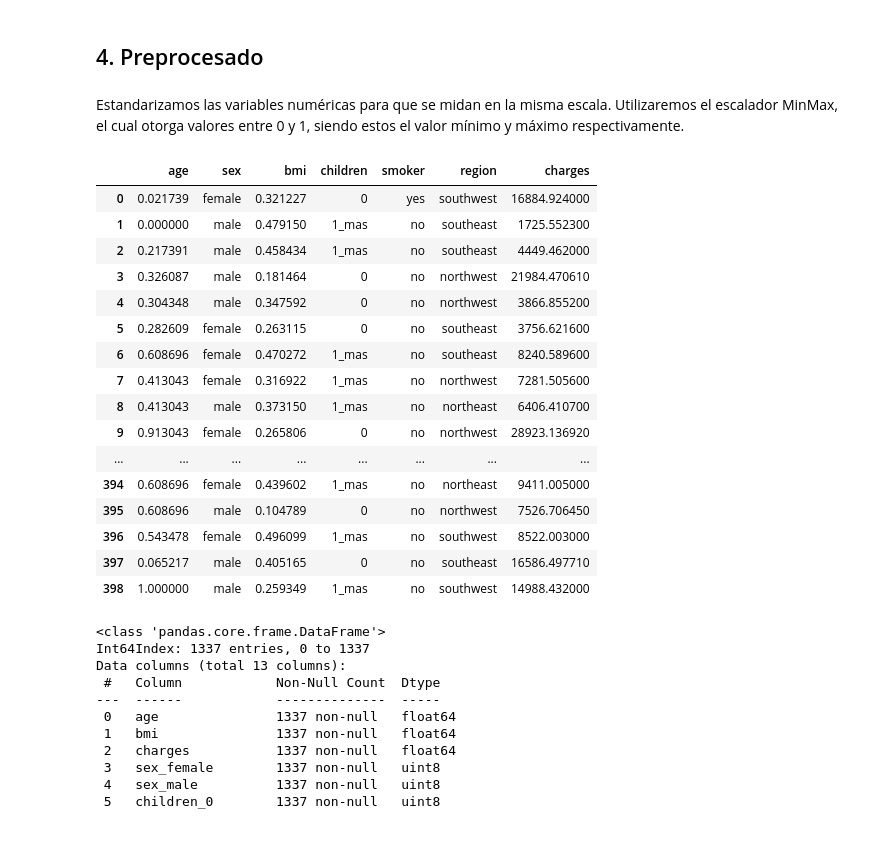
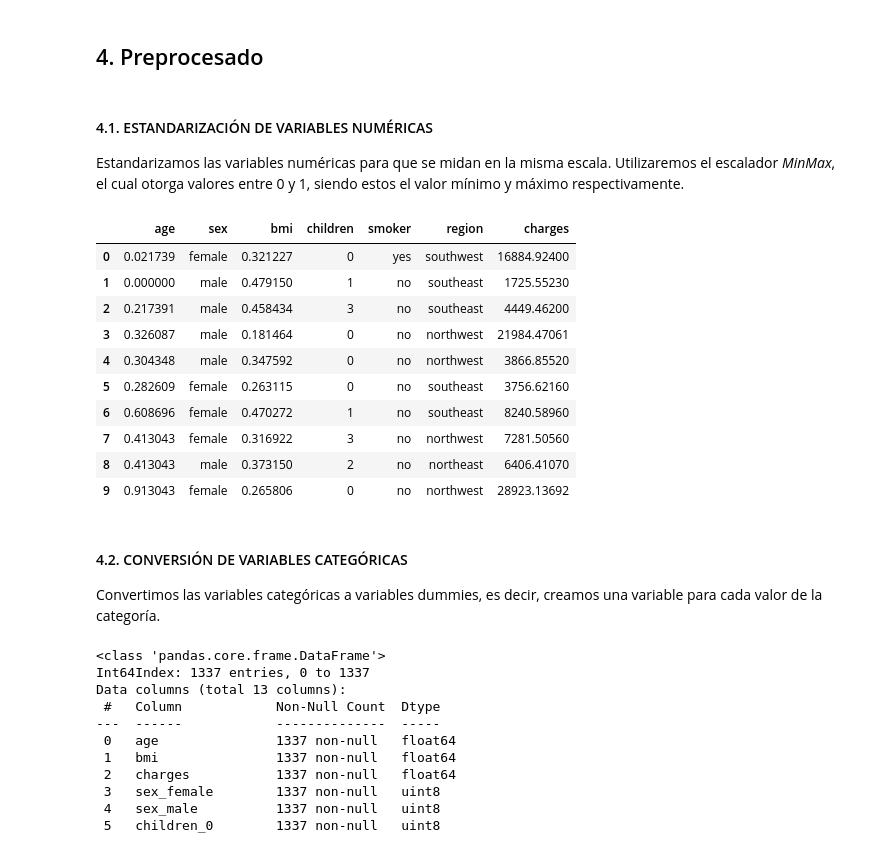
Before and after one commit to JuanManuelRamos/Proyectos-Machine-Learning-, a Jupyter notebook: ML Regresión/ML Reg - Previsión de seguros/ML Regresión - Previsión de seguros.ipynb, the cells around one changed output. Drawn from its saved outputs; the diff is of its cells as text; code cells hidden in the pictures.

```diff
--- a/ML Regresión/ML Reg - Previsión de seguros/ML Regresión - Previsión de seguros.ipynb
+++ b/ML Regresión/ML Reg - Previsión de seguros/ML Regresión - Previsión de seguros.ipynb
@@ -690,29 +698,29 @@ Name: charges, dtype: float64
 # %% [markdown]
 ## 4. Preprocesado
 # %% [markdown]
-Estandarizamos las variables numéricas para que se midan en la misma escala. Utilizaremos el escalador MinMax, el cual otorga valores entre 0 y 1, siendo estos el valor mínimo y máximo respectivamente.
+#### 4.1. ESTANDARIZACIÓN DE VARIABLES NUMÉRICAS
+
+Estandarizamos las variables numéricas para que se midan en la misma escala. Utilizaremos el escalador *MinMax*, el cual otorga valores entre 0 y 1, siendo estos el valor mínimo y máximo respectivamente.
 # %%
 scaler = MinMaxScaler()
 df[featuresNum] = scaler.fit_transform(df[featuresNum])
-df
+df.head(10)
 # %% [output]
 |  | age | sex | bmi | children | smoker | region | charges |
-| 0 | 0.021739 | female | 0.321227 | 0 | yes | southwest | 16884.924000 |
-| 1 | 0.000000 | male | 0.479150 | 1_mas | no | southeast | 1725.552300 |
-| 2 | 0.217391 | male | 0.458434 | 1_mas | no | southeast | 4449.462000 |
-| 3 | 0.326087 | male | 0.181464 | 0 | no | northwest | 21984.470610 |
-| 4 | 0.304348 | male | 0.347592 | 0 | no | northwest | 3866.855200 |
-| 5 | 0.282609 | female | 0.263115 | 0 | no | southeast | 3756.621600 |
-| 6 | 0.608696 | female | 0.470272 | 1_mas | no | southeast | 8240.589600 |
-| 7 | 0.413043 | female | 0.316922 | 1_mas | no | northwest | 7281.505600 |
-| 8 | 0.413043 | male | 0.373150 | 1_mas | no | northeast | 6406.410700 |
-| 9 | 0.913043 | female | 0.265806 | 0 | no | northwest | 28923.136920 |
-| ... | ... | ... | ... | ... | ... | ... | ... |
-| 394 | 0.608696 | female | 0.439602 | 1_mas | no | northeast | 9411.005000 |
-| 395 | 0.608696 | male | 0.104789 | 0 | no | northwest | 7526.706450 |
-| 396 | 0.543478 | female | 0.496099 | 1_mas | no | southwest | 8522.003000 |
-| 397 | 0.065217 | male | 0.405165 | 0 | no | southeast | 16586.497710 |
-| 398 | 1.000000 | male | 0.259349 | 1_mas | no | southwest | 14988.432000 |
+| 0 | 0.021739 | female | 0.321227 | 0 | yes | southwest | 16884.92400 |
+| 1 | 0.000000 | male | 0.479150 | 1 | no | southeast | 1725.55230 |
+| 2 | 0.217391 | male | 0.458434 | 3 | no | southeast | 4449.46200 |
+| 3 | 0.326087 | male | 0.181464 | 0 | no | northwest | 21984.47061 |
+| 4 | 0.304348 | male | 0.347592 | 0 | no | northwest | 3866.85520 |
+| 5 | 0.282609 | female | 0.263115 | 0 | no | southeast | 3756.62160 |
+| 6 | 0.608696 | female | 0.470272 | 1 | no | southeast | 8240.58960 |
+| 7 | 0.413043 | female | 0.316922 | 3 | no | northwest | 7281.50560 |
+| 8 | 0.413043 | male | 0.373150 | 2 | no | northeast | 6406.41070 |
+| 9 | 0.913043 | female | 0.265806 | 0 | no | northwest | 28923.13692 |
+# %% [markdown]
+#### 4.2. CONVERSIÓN DE VARIABLES CATEGÓRICAS
+
+Convertimos las variables categóricas a variables dummies, es decir, creamos una variable para cada valor de la categoría.
 # %%
 df = pd.get_dummies(df, columns= featuresCat)
 df.info()
```
Also changed, not shown: parts of 34 cells of this notebook, 2 other files.
